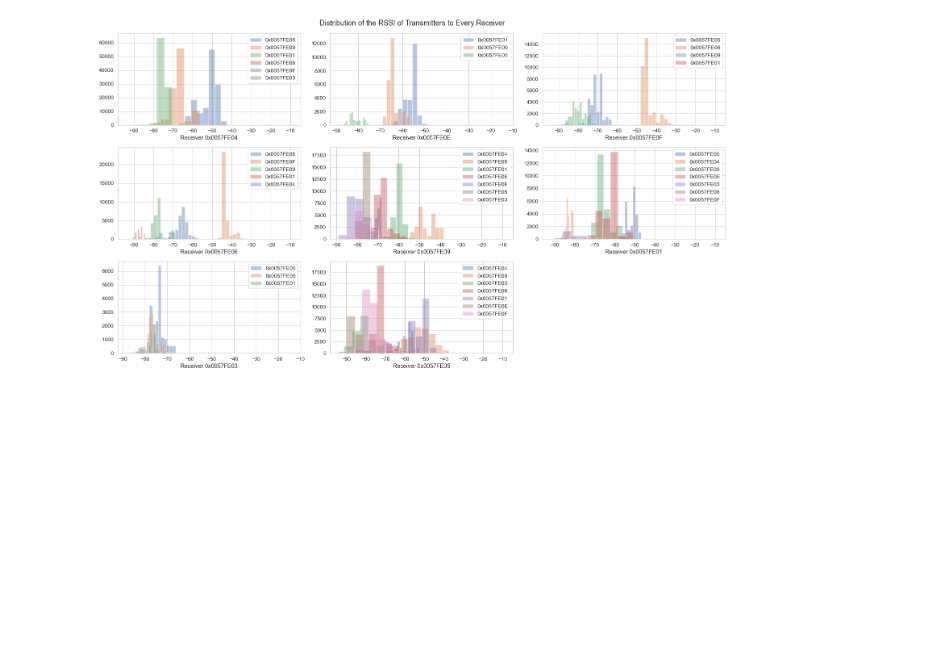
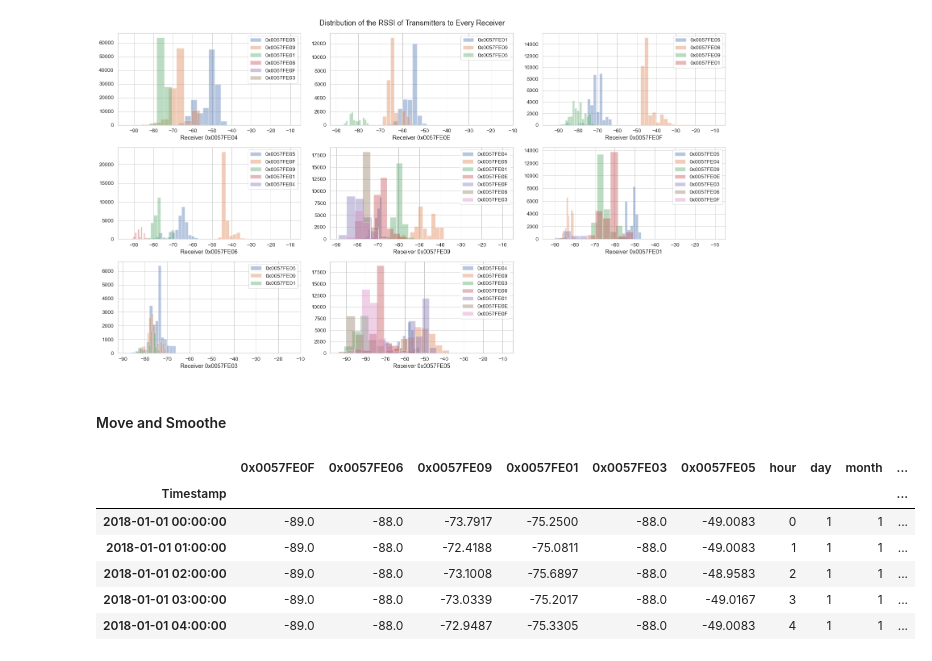
Before and after one commit to Charlie5DH/WSN, a Jupyter notebook: Notebooks/RSSI_Data_Exploration.ipynb, the cells around one changed output. Saved outputs shown, nothing was run; the diff lists cells and outputs as text; code cells hidden in the pictures; blank space fills up the shorter version.

```diff
--- a/Notebooks/RSSI_Data_Exploration.ipynb
+++ b/Notebooks/RSSI_Data_Exploration.ipynb
@@ -259,3 +263,5 @@ for rec, ax in zip(range(len(RECEIVERS)), axes.flat):
 #plot_reciprocal_RSSI(dff)
 # %% [output]
 [figure]
+# %% [markdown]
+#### Move and Smoothe
@@ -261,0 +274,13 @@ for rec, ax in zip(range(len(RECEIVERS)), axes.flat):
+# %%
+hourly_df = dff[dff['Receiver']=='00.57.FE.04'].resample('60Min').mean()
+hourly_df = hourly_df.fillna(hourly_df.bfill())
+hourly_df = hourly_df.dropna(axis=1, how='all')
+hourly_df.head()
+# %% [output]
+|  | 0x0057FE0F | 0x0057FE06 | 0x0057FE09 | 0x0057FE01 | 0x0057FE03 | 0x0057FE05 | hour | day | month | ... |
+| Timestamp |  |  |  |  |  |  |  |  |  | ... |
+| 2018-01-01 00:00:00 | -89.0 | -88.0 | -73.7917 | -75.2500 | -88.0 | -49.0083 | 0 | 1 | 1 | ... |
+| 2018-01-01 01:00:00 | -89.0 | -88.0 | -72.4188 | -75.0811 | -88.0 | -49.0083 | 1 | 1 | 1 | ... |
+| 2018-01-01 02:00:00 | -89.0 | -88.0 | -73.1008 | -75.6897 | -88.0 | -48.9583 | 2 | 1 | 1 | ... |
+| 2018-01-01 03:00:00 | -89.0 | -88.0 | -73.0339 | -75.2017 | -88.0 | -49.0167 | 3 | 1 | 1 | ... |
+| 2018-01-01 04:00:00 | -89.0 | -88.0 | -72.9487 | -75.3305 | -88.0 | -49.0083 | 4 | 1 | 1 | ... |
```
Also changed, not shown: parts of 10 cells of this notebook.
